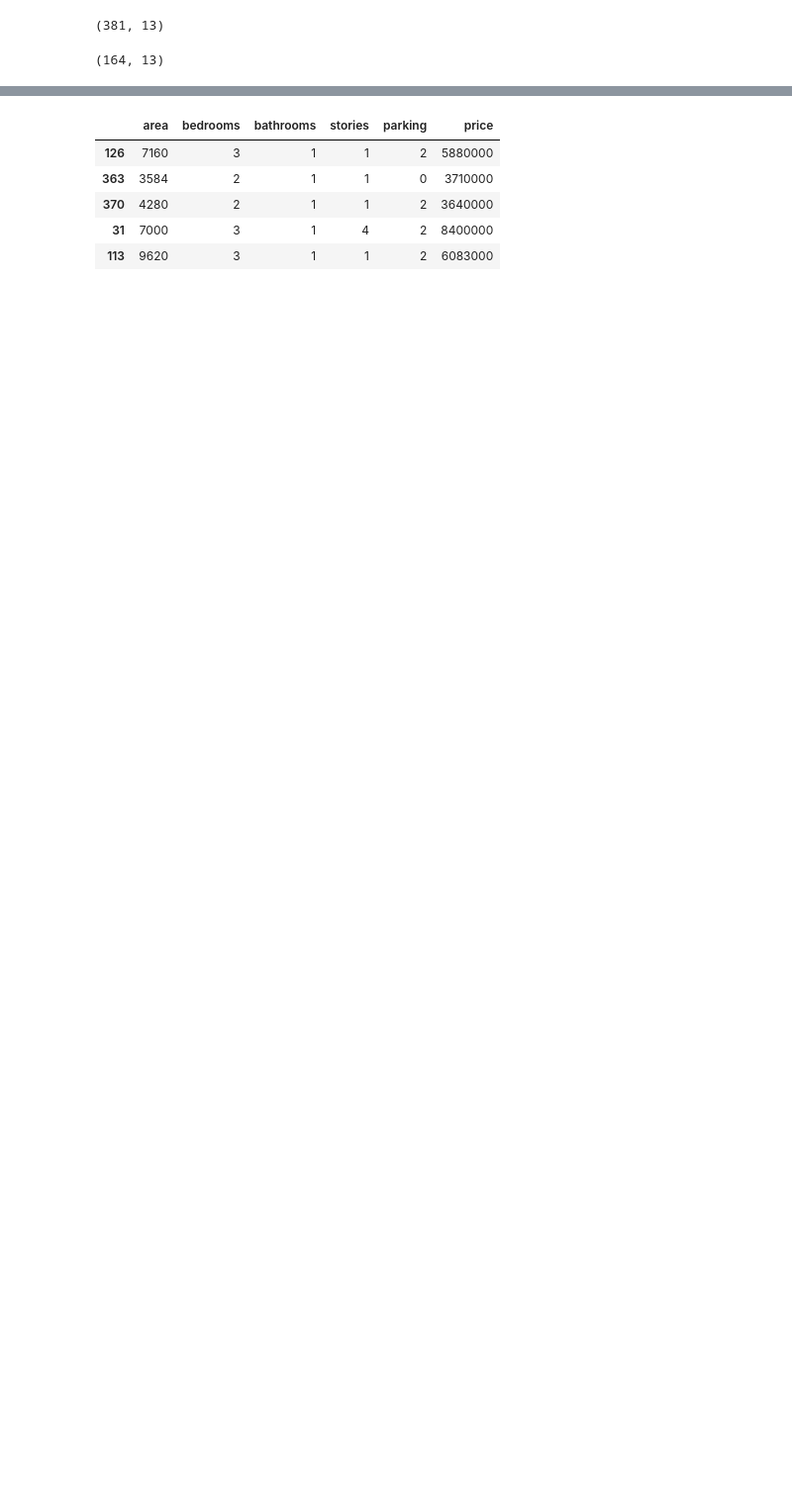
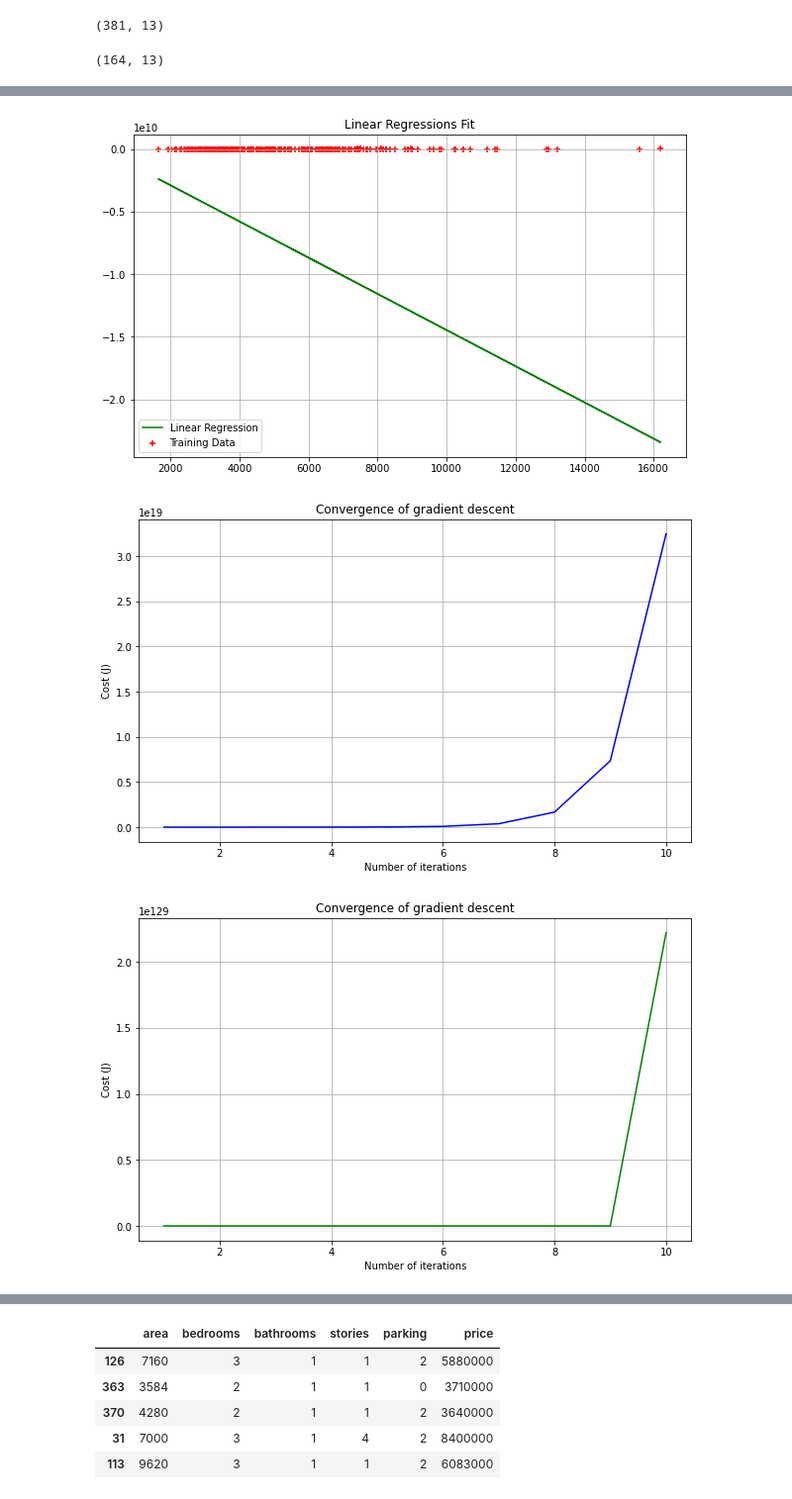
Before and after one commit to thachkse/Intro-to-ML, a Jupyter notebook: HW_1/MultiVar.ipynb, the cells around one changed output, grey strips where cells are left out. Shown: that part at 99% size. Drawn from its saved outputs; the diff is of its cells as text; code cells hidden in the pictures; blank space fills up the shorter version.

```diff
--- a/HW_1/MultiVar.ipynb
+++ b/HW_1/MultiVar.ipynb
@@ -188,0 +304,8 @@ df_test.shape
+# %%
+print(XF)
+# Set the number of parameters in your model
+print(XF.shape)
+xcols = XF.shape[1]
+print(xcols)
+theta=np.zeros(xcols)
+print(theta)
@@ -188,0 +341,11 @@ df_test.shape
+# %%
+theta=np.zeros(xcols)
+iterations = 10
+alpha = 0.0000001
+alpha2 = 0.01
+
+theta, cost_hist = gradient_descent(XF,Y,theta,alpha,iterations)
+thetax, cost_histx = gradient_descent(XF,Y,theta,alpha2,iterations)
+
+print('Final value of theta w/ alpha =', theta)
+print('Final value of theta w/ alpha2 =', thetax)
@@ -188,0 +357,32 @@ df_test.shape
+# %%
+plt.figure()
+plt.scatter(XF[:,1],Y,color='red',marker='+',label='Training Data')
+plt.plot(XF[:,1],XF.dot(theta),color='green',label='Linear Regression')
+
+plt.rcParams['figure.figsize'] = (10,6)
+plt.grid()
+plt.title('Linear Regressions Fit')
+plt.legend()
+
+plt.figure()
+plt.plot(range(1,iterations+1),cost_hist,color='blue')
+plt.rcParams["figure.figsize"] = (10,6)
+plt.grid()
+plt.xlabel('Number of iterations')
+plt.ylabel('Cost (J)')
+plt.title('Convergence of gradient descent')
+
+plt.figure()
+plt.plot(range(1,iterations+1),cost_histx,color='green')
+plt.rcParams["figure.figsize"] = (10,6)
+plt.grid()
+plt.xlabel('Number of iterations')
+plt.ylabel('Cost (J)')
+plt.title('Convergence of gradient descent')
+
+
+theta1 = theta
+# %% [output]
+[figure, added]
+[figure, added]
+[figure, added]
```
Also changed, not shown: parts of 54 cells of this notebook.
